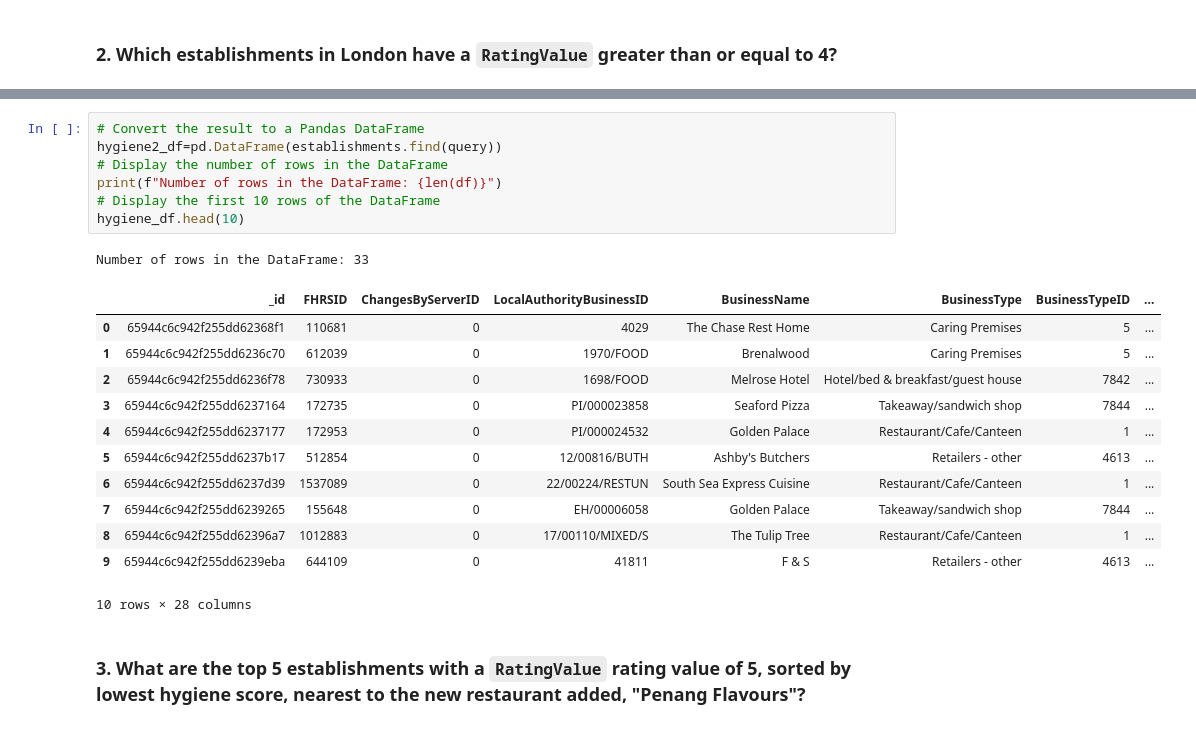
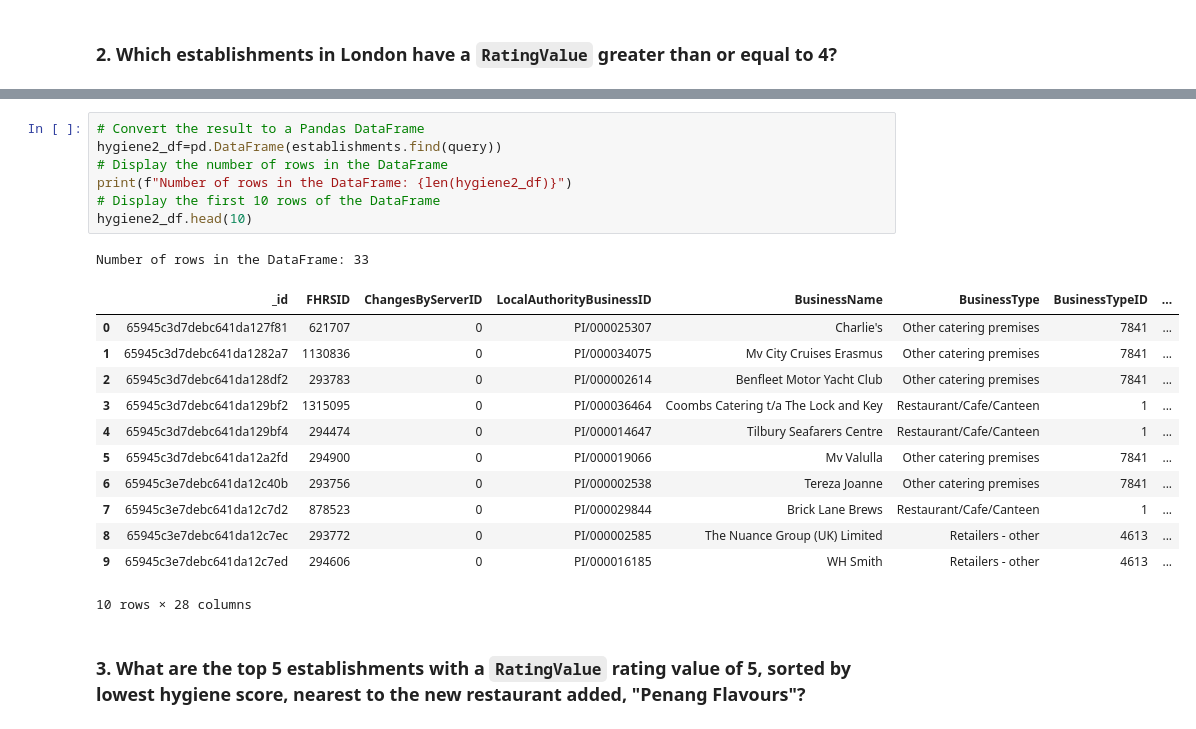
Before and after one commit to lucindanora/nosql-challenge, a Jupyter notebook: NoSQL_analysis_starter.ipynb, the cells around one changed output, grey strips where cells are left out. Cells and saved outputs as stored; diff of their text form.

```diff
--- a/NoSQL_analysis_starter.ipynb
+++ b/NoSQL_analysis_starter.ipynb
@@ -119,23 +119,23 @@ Number of establishments in London with RatingValue greater than or equal to 4:
 # %%
 # Convert the result to a Pandas DataFrame
 hygiene2_df=pd.DataFrame(establishments.find(query))
 # Display the number of rows in the DataFrame
-print(f"Number of rows in the DataFrame: {len(df)}")
+print(f"Number of rows in the DataFrame: {len(hygiene2_df)}")
 # Display the first 10 rows of the DataFrame
-hygiene_df.head(10)
+hygiene2_df.head(10)
 # %% [output]
 Number of rows in the DataFrame: 33
 |  | _id | FHRSID | ChangesByServerID | LocalAuthorityBusinessID | BusinessName | BusinessType | BusinessTypeID | ... |
-| 0 | 65944c6c942f255dd62368f1 | 110681 | 0 | 4029 | The Chase Rest Home | Caring Premises | 5 | ... |
-| 1 | 65944c6c942f255dd6236c70 | 612039 | 0 | 1970/FOOD | Brenalwood | Caring Premises | 5 | ... |
-| 2 | 65944c6c942f255dd6236f78 | 730933 | 0 | 1698/FOOD | Melrose Hotel | Hotel/bed & breakfast/guest house | 7842 | ... |
-| 3 | 65944c6c942f255dd6237164 | 172735 | 0 | PI/000023858 | Seaford Pizza | Takeaway/sandwich shop | 7844 | ... |
-| 4 | 65944c6c942f255dd6237177 | 172953 | 0 | PI/000024532 | Golden Palace | Restaurant/Cafe/Canteen | 1 | ... |
-| 5 | 65944c6c942f255dd6237b17 | 512854 | 0 | 12/00816/BUTH | Ashby's Butchers | Retailers - other | 4613 | ... |
-| 6 | 65944c6c942f255dd6237d39 | 1537089 | 0 | 22/00224/RESTUN | South Sea Express Cuisine | Restaurant/Cafe/Canteen | 1 | ... |
-| 7 | 65944c6c942f255dd6239265 | 155648 | 0 | EH/00006058 | Golden Palace | Takeaway/sandwich shop | 7844 | ... |
-| 8 | 65944c6c942f255dd62396a7 | 1012883 | 0 | 17/00110/MIXED/S | The Tulip Tree | Restaurant/Cafe/Canteen | 1 | ... |
-| 9 | 65944c6c942f255dd6239eba | 644109 | 0 | 41811 | F & S | Retailers - other | 4613 | ... |
+| 0 | 65945c3d7debc641da127f81 | 621707 | 0 | PI/000025307 | Charlie's | Other catering premises | 7841 | ... |
+| 1 | 65945c3d7debc641da1282a7 | 1130836 | 0 | PI/000034075 | Mv City Cruises Erasmus | Other catering premises | 7841 | ... |
+| 2 | 65945c3d7debc641da128df2 | 293783 | 0 | PI/000002614 | Benfleet Motor Yacht Club | Other catering premises | 7841 | ... |
+| 3 | 65945c3d7debc641da129bf2 | 1315095 | 0 | PI/000036464 | Coombs Catering t/a The Lock and Key | Restaurant/Cafe/Canteen | 1 | ... |
+| 4 | 65945c3d7debc641da129bf4 | 294474 | 0 | PI/000014647 | Tilbury Seafarers Centre | Restaurant/Cafe/Canteen | 1 | ... |
+| 5 | 65945c3d7debc641da12a2fd | 294900 | 0 | PI/000019066 | Mv Valulla | Other catering premises | 7841 | ... |
+| 6 | 65945c3e7debc641da12c40b | 293756 | 0 | PI/000002538 | Tereza Joanne | Other catering premises | 7841 | ... |
+| 7 | 65945c3e7debc641da12c7d2 | 878523 | 0 | PI/000029844 | Brick Lane Brews | Restaurant/Cafe/Canteen | 1 | ... |
+| 8 | 65945c3e7debc641da12c7ec | 293772 | 0 | PI/000002585 | The Nuance Group (UK) Limited | Retailers - other | 4613 | ... |
+| 9 | 65945c3e7debc641da12c7ed | 294606 | 0 | PI/000016185 | WH Smith | Retailers - other | 4613 | ... |
 10 rows × 28 columns
 # %% [markdown]
 ### 3. What are the top 5 establishments with a `RatingValue` rating value of 5, sorted by lowest hygiene score, nearest to the new restaurant added, "Penang Flavours"?
```
Also changed, not shown: parts of 3 cells of this notebook, 2 other files.
